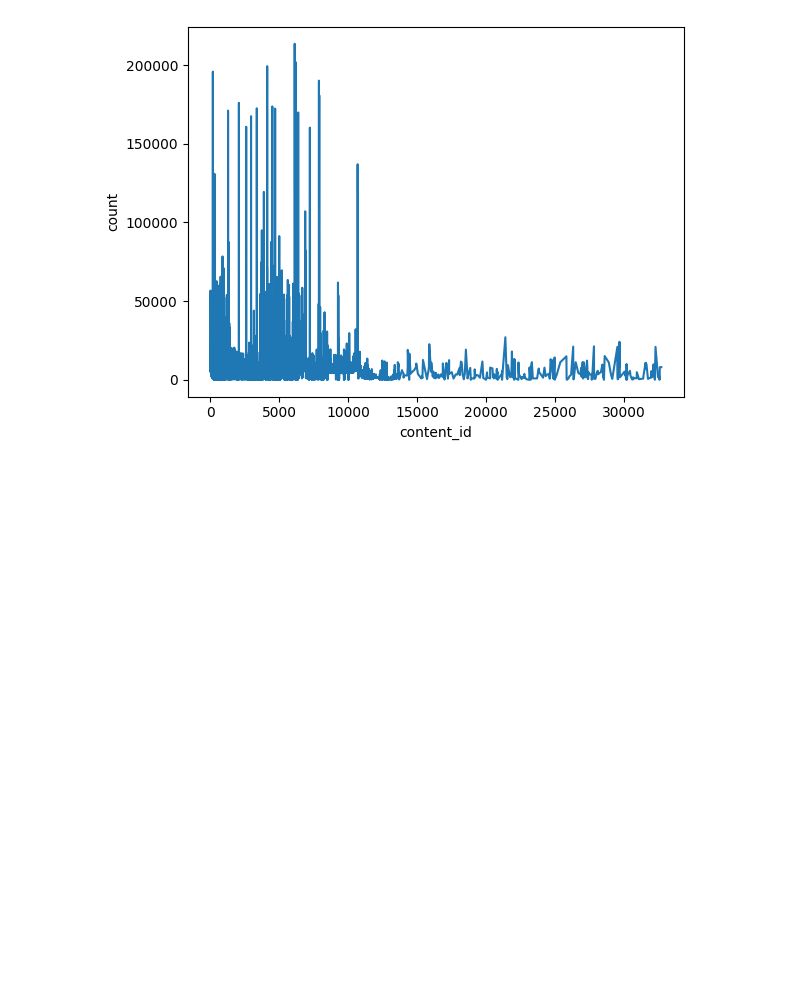
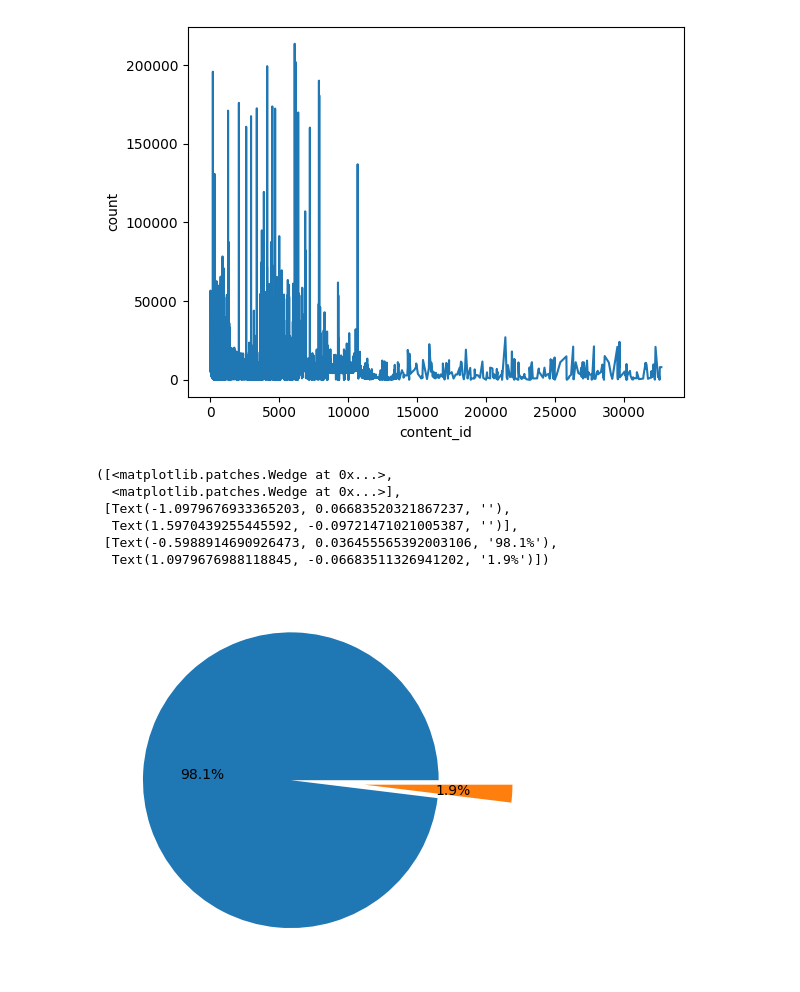
Before and after one commit to zinkin-s/MFTI_DS_Python_HW_3, a Jupyter notebook: notebook.ipynb, the cells around one changed output. Saved outputs shown, nothing was run; the diff lists cells and outputs as text; code cells hidden in the pictures; blank space fills up the shorter version.

Commit message:
Added content_type_analysis

```diff
--- a/notebook.ipynb
+++ b/notebook.ipynb
@@ -155,3 +155,21 @@ sns.lineplot(data=ds, x='content_id', y='count')
 # %% [output]
 <Axes: xlabel='content_id', ylabel='count'>
 [figure]
+# %%
+ds = lf.select('content_type_id').collect(streaming=True).to_series().value_counts()
+num_rows = len(lf.select('content_type_id').collect())
+ds = ds.with_columns(
+    pl.col('count') / num_rows
+)
+x = ds.select('count').to_series()
+explode = [0, 0.5]
+
+plt.pie(x, autopct='%1.1f%%', explode=explode)
+# %% [output]
+([<matplotlib.patches.Wedge at 0x...>,
+  <matplotlib.patches.Wedge at 0x...>],
+ [Text(-1.0979676933365203, 0.06683520321867237, ''),
+  Text(1.5970439255445592, -0.09721471021005387, '')],
+ [Text(-0.5988914690926473, 0.036455565392003106, '98.1%'),
+  Text(1.0979676988118845, -0.06683511326941202, '1.9%')])
+[figure, added]
```
